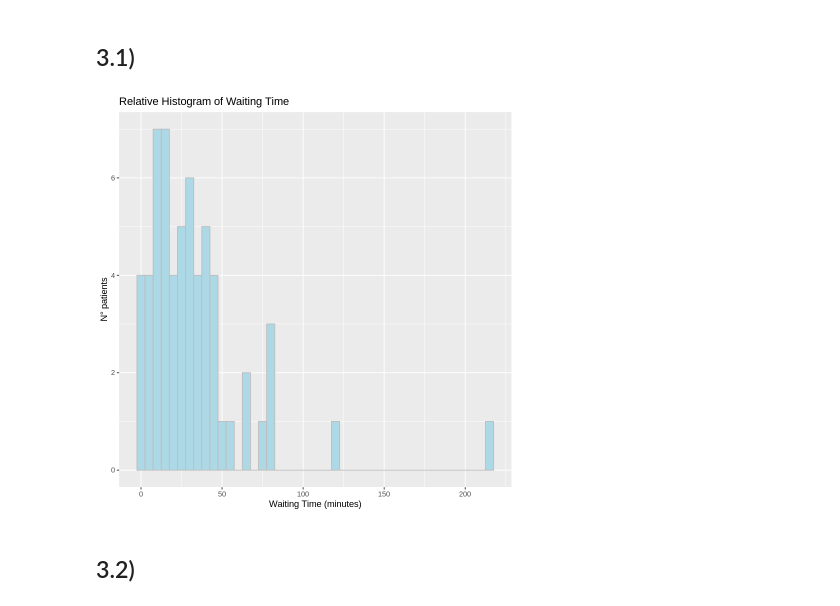
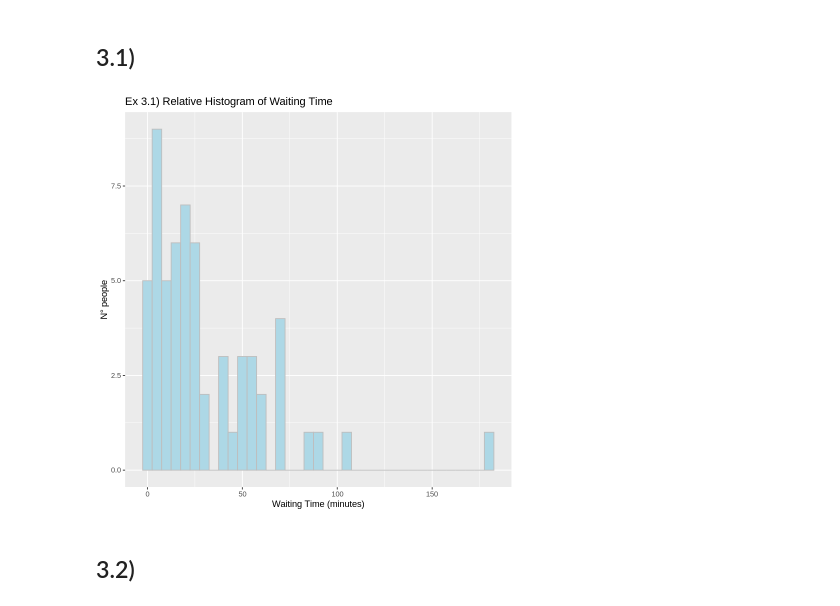
Before and after one commit to Berto70/advstat, a Jupyter notebook: Ex 2/ex2.ipynb, the cells around one changed output. Drawn from its saved outputs; the diff is of its cells as text; code cells hidden in the pictures.

Commit message:
add exs text, plot_resume, uncomplete 5

```diff
--- a/Ex 2/ex2.ipynb
+++ b/Ex 2/ex2.ipynb
@@ -210,22 +211,23 @@ ggsave("tri_s_plot.png", tri_s_plot, width =10, height = 8, dpi = 300)
 # %% [markdown]
 ## 3.1)
 # %%
-set.seed(123)
+set.seed(9725)
 n <- 60
+lambda <- 1/30
 
 # Generate 60 random numbers from an exponential distribution with rate parameter 1/30 using the rexp()
 wait_time_df <- rexp(n, rate = lambda)
 
 df <- data.frame(wait_time_df)
 
 wait_plot <- ggplot(df, aes(x = wait_time_df)) +
   geom_histogram(binwidth = 5, aes(y = ..count..,), color = "grey", fill = "lightblue") +
-  labs(x = "Waiting Time (minutes)", y = "N° patients", title = "Relative Histogram of Waiting Time")
+  labs(x = "Waiting Time (minutes)", y = "N° people", title = "Ex 3.1) Relative Histogram of Waiting Time")
 wait_plot
 
 ggsave("wait_plot.png", wait_plot, width =10, height = 8, dpi = 300)
 # %% [output]
-[figure, old version]
+[figure, new version]
 # %% [markdown]
 ## 3.2)
 # %%
```
Also changed, not shown: parts of 12 cells of this notebook, 2 other files.
